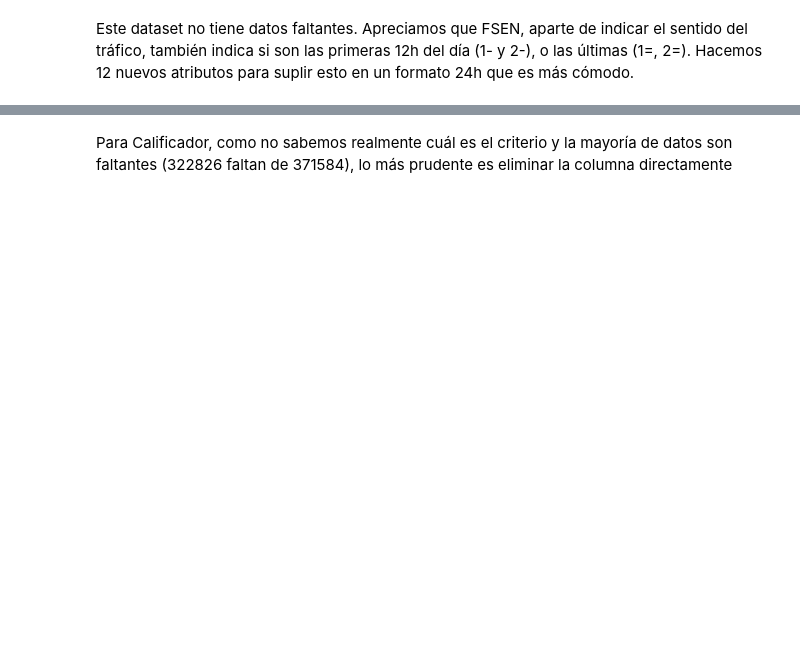
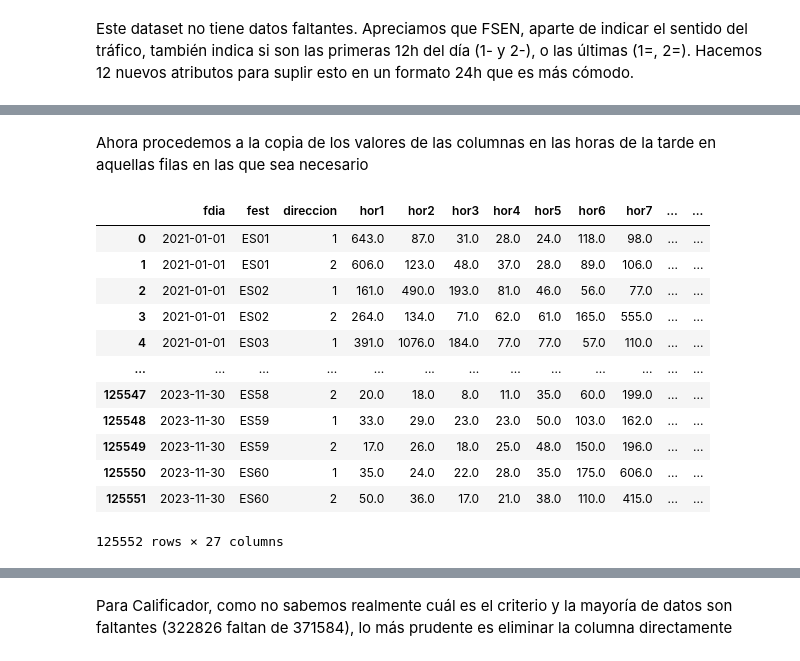
Before and after one commit to paula-gomezlucas/POD, a Jupyter notebook: POD1_Limpieza.ipynb, the cells around one changed output, grey strips where cells are left out. Cells and saved outputs as stored; diff of their text form; code cells hidden in the pictures; blank space fills up the shorter version.

```diff
--- a/POD1_Limpieza.ipynb
+++ b/POD1_Limpieza.ipynb
@@ -867,3 +951,37 @@ Este dataset no tiene datos faltantes. Apreciamos que FSEN, aparte de indicar el
+# %% [markdown]
+Ahora procedemos a la copia de los valores de las columnas en las horas de la tarde en aquellas filas en las que sea necesario
+# %%
+am = df[df['ampm'] != '='].copy()
+pm = df[df['ampm'] == '='].copy()
+
+# Shift the values in pm from 'hor1'-'hor12' to 'hor13'-'hor24'
+for i in range(1, 13):
+    pm.loc[:, f'hor{i+12}'] = pm.loc[:, f'hor{i}'].astype(float)
+    pm.loc[:, f'hor{i}'] = np.nan
+
+df = pd.concat([am, pm])
+df = df.drop(columns=['ampm'])
+
+# Combine rows that share the same fdia, fest, direccion
+df = df.groupby(['fdia', 'fest', 'direccion'], as_index=False).first()
+ds['estaciones'] = df
+del df
+
+ds['estaciones']
+# %% [output]
+|  | fdia | fest | direccion | hor1 | hor2 | hor3 | hor4 | hor5 | hor6 | hor7 | ... | ... |
+| 0 | 2021-01-01 | ES01 | 1 | 643.0 | 87.0 | 31.0 | 28.0 | 24.0 | 118.0 | 98.0 | ... | ... |
+| 1 | 2021-01-01 | ES01 | 2 | 606.0 | 123.0 | 48.0 | 37.0 | 28.0 | 89.0 | 106.0 | ... | ... |
+| 2 | 2021-01-01 | ES02 | 1 | 161.0 | 490.0 | 193.0 | 81.0 | 46.0 | 56.0 | 77.0 | ... | ... |
+| 3 | 2021-01-01 | ES02 | 2 | 264.0 | 134.0 | 71.0 | 62.0 | 61.0 | 165.0 | 555.0 | ... | ... |
+| 4 | 2021-01-01 | ES03 | 1 | 391.0 | 1076.0 | 184.0 | 77.0 | 77.0 | 57.0 | 110.0 | ... | ... |
+| ... | ... | ... | ... | ... | ... | ... | ... | ... | ... | ... | ... | ... |
+| 125547 | 2023-11-30 | ES58 | 2 | 20.0 | 18.0 | 8.0 | 11.0 | 35.0 | 60.0 | 199.0 | ... | ... |
+| 125548 | 2023-11-30 | ES59 | 1 | 33.0 | 29.0 | 23.0 | 23.0 | 50.0 | 103.0 | 162.0 | ... | ... |
+| 125549 | 2023-11-30 | ES59 | 2 | 17.0 | 26.0 | 18.0 | 25.0 | 48.0 | 150.0 | 196.0 | ... | ... |
+| 125550 | 2023-11-30 | ES60 | 1 | 35.0 | 24.0 | 22.0 | 28.0 | 35.0 | 175.0 | 606.0 | ... | ... |
+| 125551 | 2023-11-30 | ES60 | 2 | 50.0 | 36.0 | 17.0 | 21.0 | 38.0 | 110.0 | 415.0 | ... | ... |
+125552 rows × 27 columns
 # %%
 get_info('estaciones')
 # %% [output]
```
Also changed, not shown: parts of 77 cells of this notebook, 4 other files.
